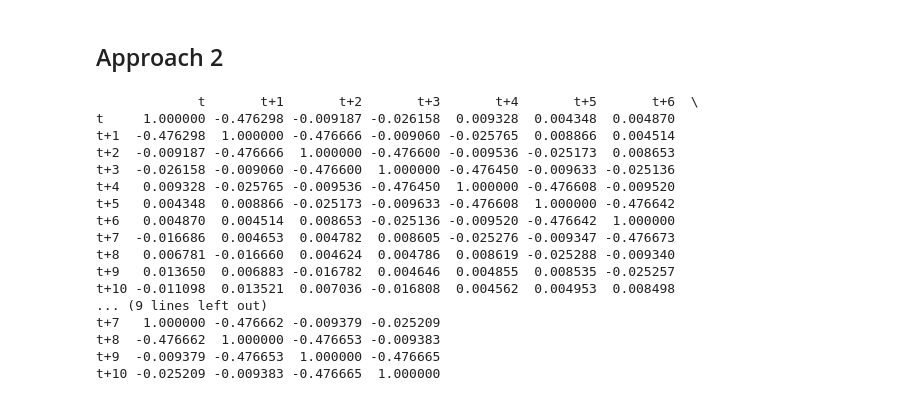
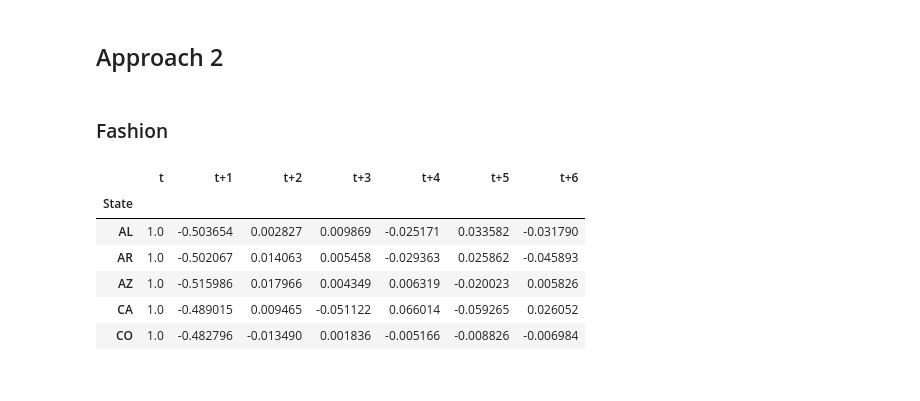
Before and after one commit to MoritzBaldauf/Bachelor_Thesis_Code, a Jupyter notebook: Granger_test.ipynb, the cells around one changed output. Cells and saved outputs as stored; diff of their text form; code cells hidden in the pictures.

```diff
--- a/Granger_test.ipynb
+++ b/Granger_test.ipynb
@@ -225,33 +212,3 @@ plt.show()
 Shows that if there was a purchase on t=0 it is less likley that someone is purchasing at t=1. Makes sense since when you bought something you are unlikley to buy something imeadiatly the next day.
 # %% [markdown]
 ## Approach 2
-# %%
-
-# using shift function to shift the values.
-dataframe = pd.concat([series.shift(10), series.shift(9), series.shift(8), series.shift(7), series.shift(6), series.shift(5), series.shift(4),series.shift(3), series.shift(2),
-					series.shift(1), series], axis=1)
-# naming the columns
-dataframe.columns = ['t', 't+1', 't+2', 't+3', 't+4', 't+5', 't+6', 't+7', 't+8', 't+9', 't+10']
-
-# using corr() function to compute the correlation
-result = dataframe.corr()
-
-print(result)
-# %% [output]
-             t       t+1       t+2       t+3       t+4       t+5       t+6  \
-t     1.000000 -0.476298 -0.009187 -0.026158  0.009328  0.004348  0.004870
-t+1  -0.476298  1.000000 -0.476666 -0.009060 -0.025765  0.008866  0.004514
-t+2  -0.009187 -0.476666  1.000000 -0.476600 -0.009536 -0.025173  0.008653
-t+3  -0.026158 -0.009060 -0.476600  1.000000 -0.476450 -0.009633 -0.025136
-t+4   0.009328 -0.025765 -0.009536 -0.476450  1.000000 -0.476608 -0.009520
-t+5   0.004348  0.008866 -0.025173 -0.009633 -0.476608  1.000000 -0.476642
-t+6   0.004870  0.004514  0.008653 -0.025136 -0.009520 -0.476642  1.000000
-t+7  -0.016686  0.004653  0.004782  0.008605 -0.025276 -0.009347 -0.476673
-t+8   0.006781 -0.016660  0.004624  0.004786  0.008619 -0.025288 -0.009340
-t+9   0.013650  0.006883 -0.016782  0.004646  0.004855  0.008535 -0.025257
-t+10 -0.011098  0.013521  0.007036 -0.016808  0.004562  0.004953  0.008498
-... (9 lines left out)
-t+7   1.000000 -0.476662 -0.009379 -0.025209
-t+8  -0.476662  1.000000 -0.476653 -0.009383
-t+9  -0.009379 -0.476653  1.000000 -0.476665
-t+10 -0.025209 -0.009383 -0.476665  1.000000
@@ -257,0 +258,16 @@ t+10 -0.025209 -0.009383 -0.476665  1.000000
+# %% [markdown]
+### Fashion
+# %%
+#from utils.autocorrelation_per_state import autocorrelation_per_state
+
+correlation_df = autocorrelation_per_state(fashion_df)
+correlation_df.set_index('State', inplace=True)
+correlation_df.head()
+# %% [output]
+|  | t | t+1 | t+2 | t+3 | t+4 | t+5 | t+6 |
+| State |  |  |  |  |  |  |  |
+| AL | 1.0 | -0.503654 | 0.002827 | 0.009869 | -0.025171 | 0.033582 | -0.031790 |
+| AR | 1.0 | -0.502067 | 0.014063 | 0.005458 | -0.029363 | 0.025862 | -0.045893 |
+| AZ | 1.0 | -0.515986 | 0.017966 | 0.004349 | 0.006319 | -0.020023 | 0.005826 |
+| CA | 1.0 | -0.489015 | 0.009465 | -0.051122 | 0.066014 | -0.059265 | 0.026052 |
+| CO | 1.0 | -0.482796 | -0.013490 | 0.001836 | -0.005166 | -0.008826 | -0.006984 |
```
Also changed, not shown: parts of 12 cells of this notebook, 2 other files.
